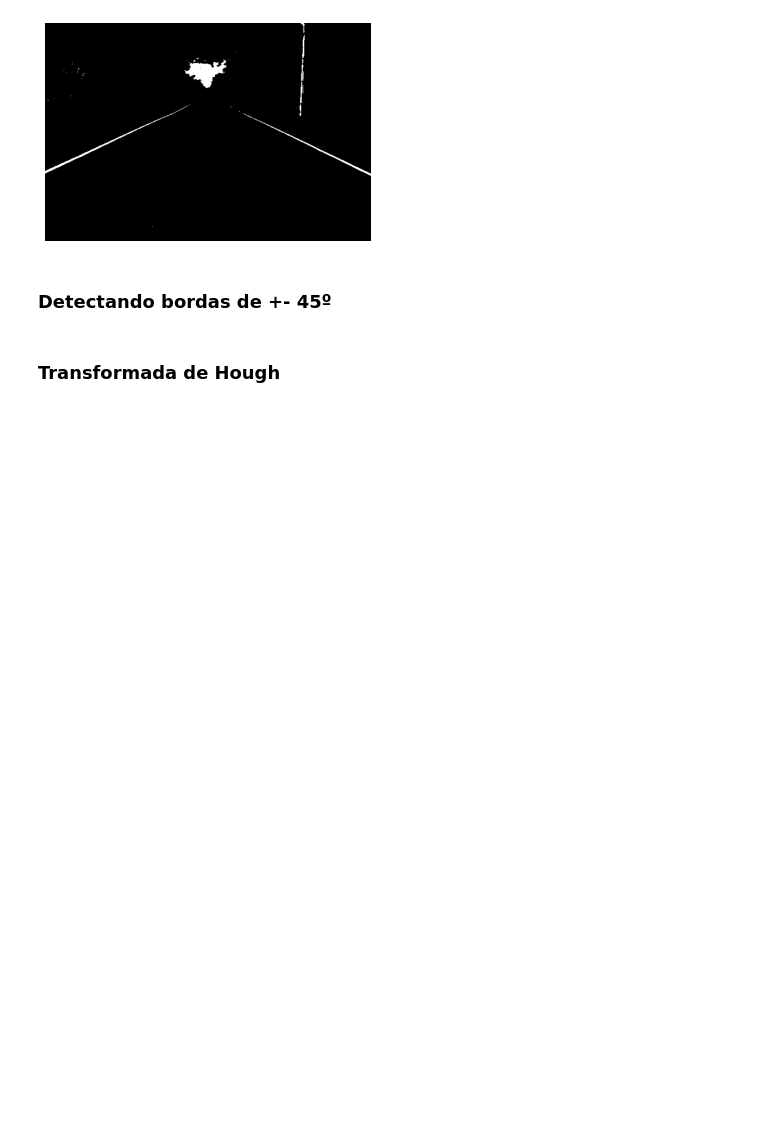
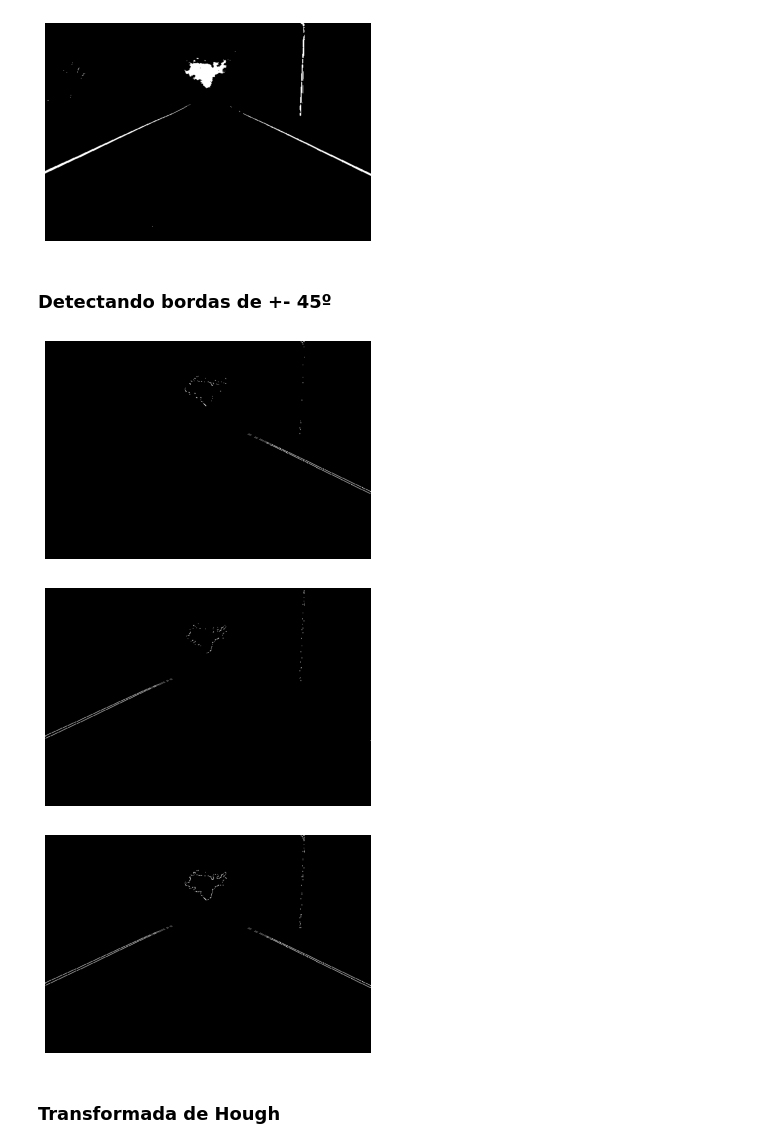
Before and after one commit to gabrielcbenedito/pdi, a Jupyter notebook: lista_2/lista_2.ipynb, the cells around one changed output. Drawn from its saved outputs; the diff is of its cells as text; code cells hidden in the pictures; blank space fills up the shorter version.

```diff
--- a/lista_2/lista_2.ipynb
+++ b/lista_2/lista_2.ipynb
@@ -261,13 +261,36 @@ plot_img_gray(bin_img)
 # %% [markdown]
 ### Detectando bordas de +- 45º
 # %%
-mask_45p = np.array([[ 2, -1, -1],
-                     [-1,  2, -1],
-                     [-1, -1,  2]], dtype=bin_img.dtype)
-mask_45n = np.rot90(mask_45p)
-border_45p_img = spatial_conv(bin_img, lambda x: np.sum(mask_45p*x), kernel_size=3, padding=True)
-border_45n_img = spatial_conv(bin_img, lambda x: np.sum(mask_45n*x), kernel_size=3, padding=True)
-border_45p_img[border_45p_img < 0] = 0
-border_45n_img[border_45n_img < 0] = 0
+# masks
+mask_ur = np.array([[ 0,  1,  2],
+                    [-1,  0,  1],
+                    [-2, -1,  0]], dtype=bin_img.dtype)
+mask_ul = np.rot90(mask_ur)
+# apply masks
+border_ur_img = spatial_conv(bin_img, lambda x: np.sum(mask_ur*x), kernel_size=3, padding=True)
+border_ul_img = spatial_conv(bin_img, lambda x: np.sum(mask_ul*x), kernel_size=3, padding=True)
+# abs
+border_ur_img = np.abs(border_ur_img)
+border_ul_img = np.abs(border_ul_img)
+# %%
+# filter by threshold
+threshold = np.max(border_ur_img)
+border_ur_img[border_ur_img < threshold] = 0
+border_ul_img[border_ul_img < threshold] = 0
+# normalize
+border_ur_img = border_ur_img/threshold
+border_ul_img = border_ul_img/threshold
+# sum results
+border_img = border_ur_img + border_ul_img
+# normalize
+border_img = np.vectorize(lambda x: 1. if x >= 1. else 0)(border_img)
+# plot
+plot_img_gray(border_ur_img)
+plot_img_gray(border_ul_img)
+plot_img_gray(border_img)
+# %% [output]
+[figure, added]
+[figure, added]
+[figure, added]
 # %% [markdown]
 ### Transformada de Hough
```
Also changed, not shown: parts of 3 cells of this notebook.
